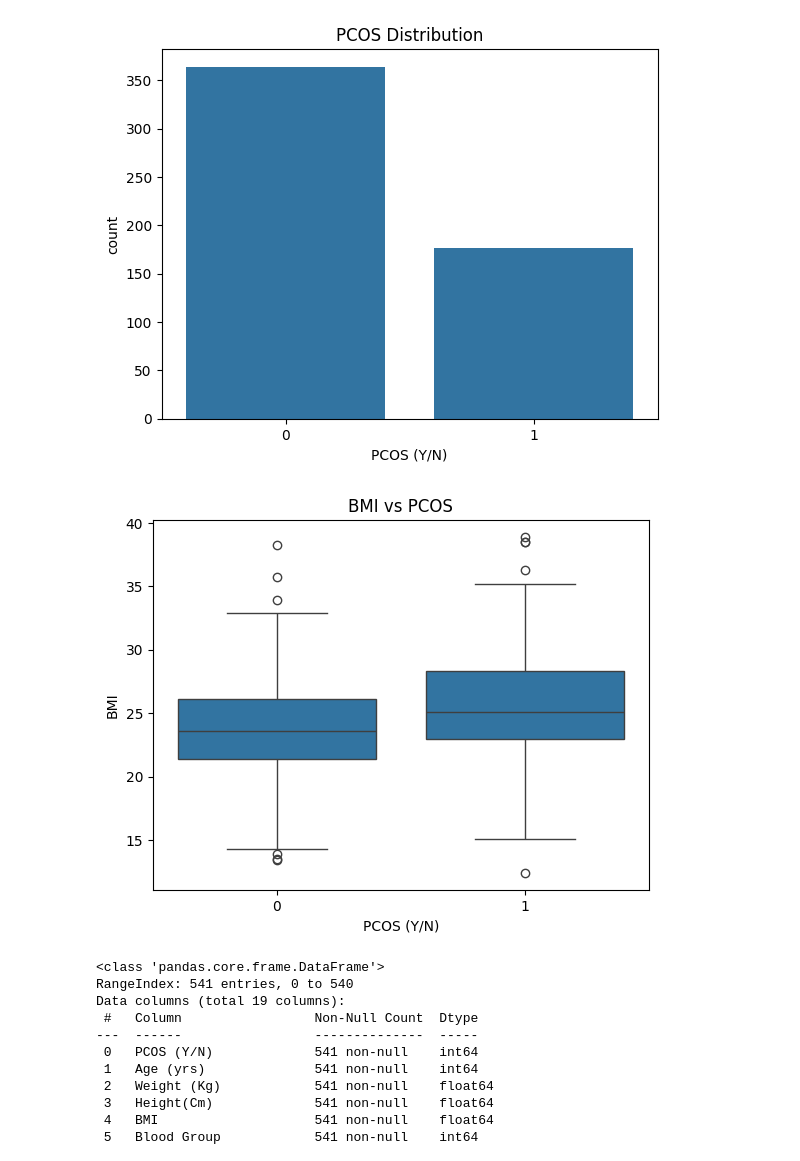
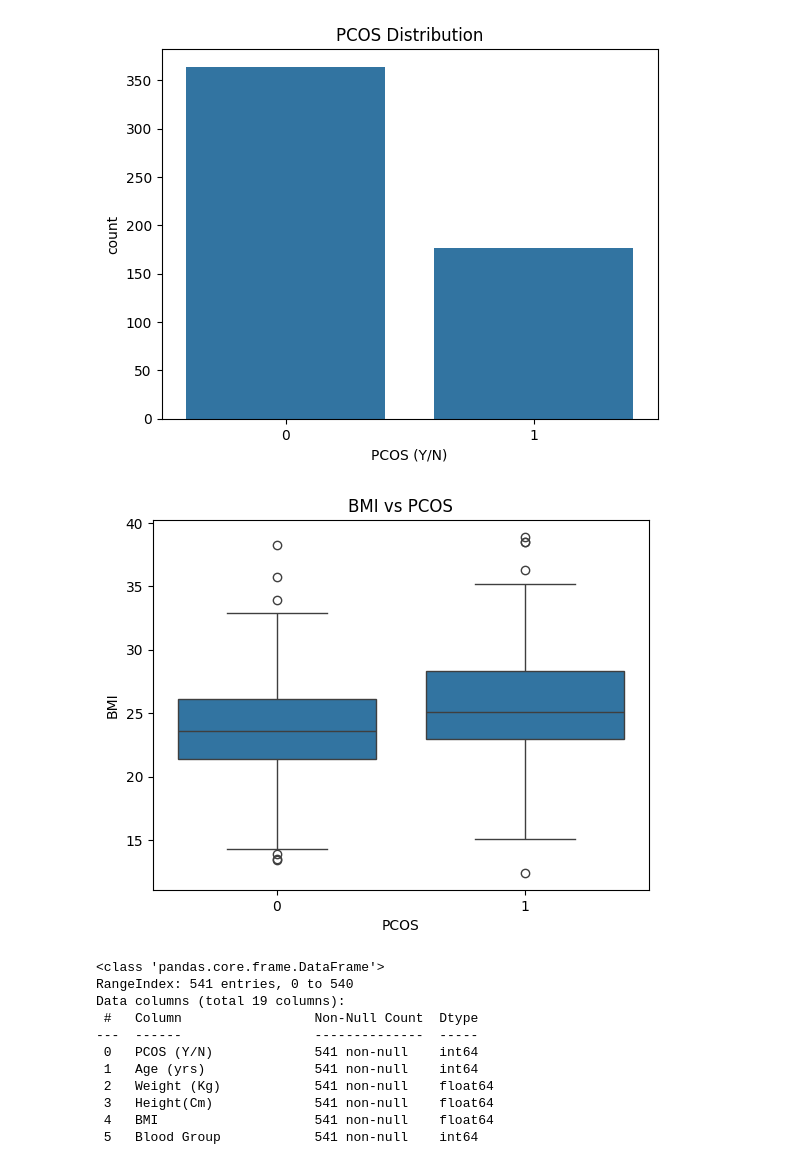
Before and after one commit to 1234arushi/pcos-dashboard, a Jupyter notebook: notebook/eda.ipynb, the cells around one changed output. Saved outputs shown, nothing was run; the diff lists cells and outputs as text; code cells hidden in the pictures.

Commit message:
adding graphs

```diff
--- a/notebook/eda.ipynb
+++ b/notebook/eda.ipynb
@@ -186,11 +186,12 @@ plt.show()
 [figure]
 # %%
 #comparing features
-sns.boxplot(x="PCOS (Y/N)",y="BMI",data=df)
+sns.boxplot(x="PCOS",y="BMI",data=df)
 plt.title("BMI vs PCOS")
+plt.savefig("../images/bmi_vs_pcos.png", dpi=300, bbox_inches='tight')
 plt.show()
 # %% [output]
-[figure, old version]
+[figure, new version]
 # %%
 df.info()
 # %% [output]
```
Also changed, not shown: parts of 5 cells of this notebook, 4 other files.
